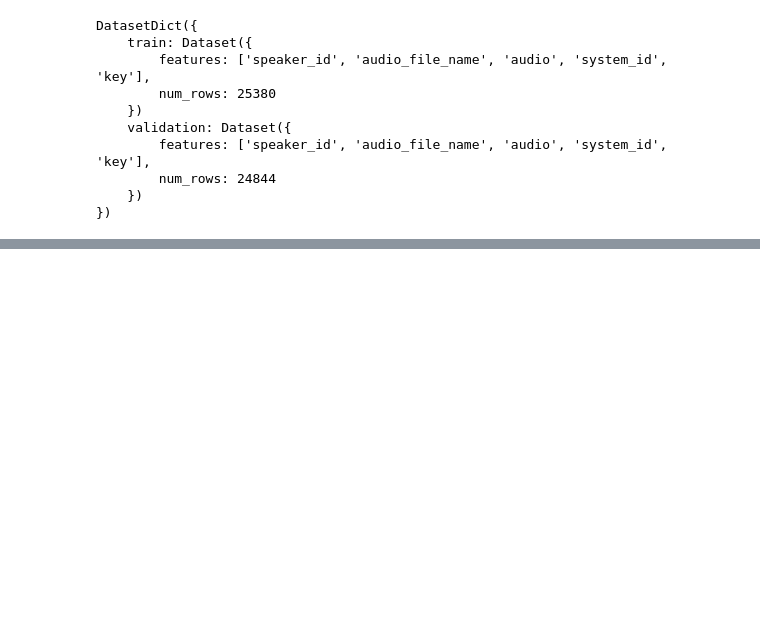
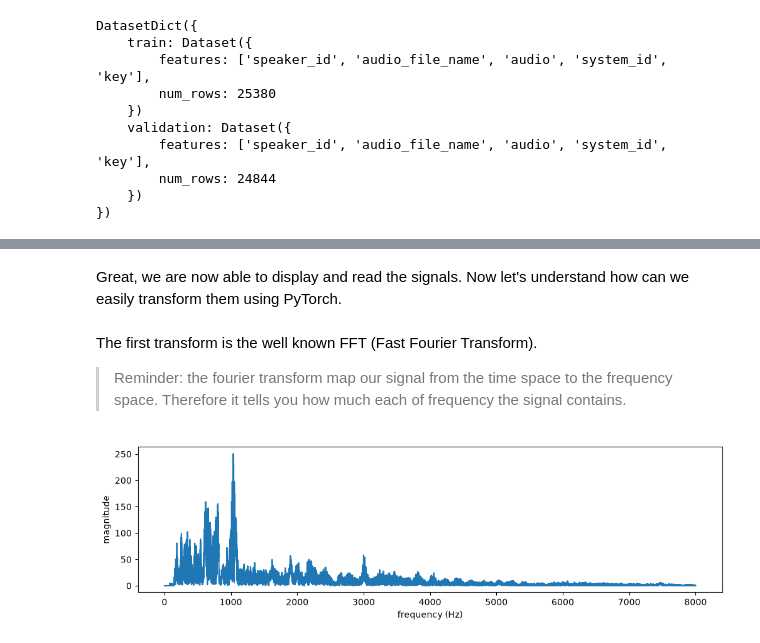
Before and after one commit to Yanis-Blot/speech-deepfake-detection, a Jupyter notebook: notebooks/data_exploration.ipynb, the cells around one changed output, grey strips where cells are left out. Drawn from its saved outputs; the diff is of its cells as text; code cells hidden in the pictures; blank space fills up the shorter version.

```diff
--- a/notebooks/data_exploration.ipynb
+++ b/notebooks/data_exploration.ipynb
@@ -56,0 +85,16 @@ AttributeError: 'dict' object has no attribute 'get_all_samples'
+# %% [markdown]
+Great, we are now able to display and read the signals. Now let's understand how can we easily transform them using PyTorch.
+# %% [markdown]
+The first transform is the well known FFT (Fast Fourier Transform).
+
+> Reminder: the fourier transform map our signal from the time space to the frequency space. Therefore it tells you how much each of frequency the signal contains.
+# %%
+X = torch.fft.rfft(x)                           # Apply fft to our time signal
+freqs = torch.fft.rfftfreq(len(x), d=1/sr)      # Rather than time, we need freqs
+
+plt.figure(figsize=(12, 3))
+plt.plot(freqs, X.abs())                             # magnitude = "how much"
+plt.xlabel("frequency (Hz)"); plt.ylabel("magnitude")
+plt.show()
+# %% [output]
+[figure, added]
```
Also changed, not shown: parts of 7 cells of this notebook.
